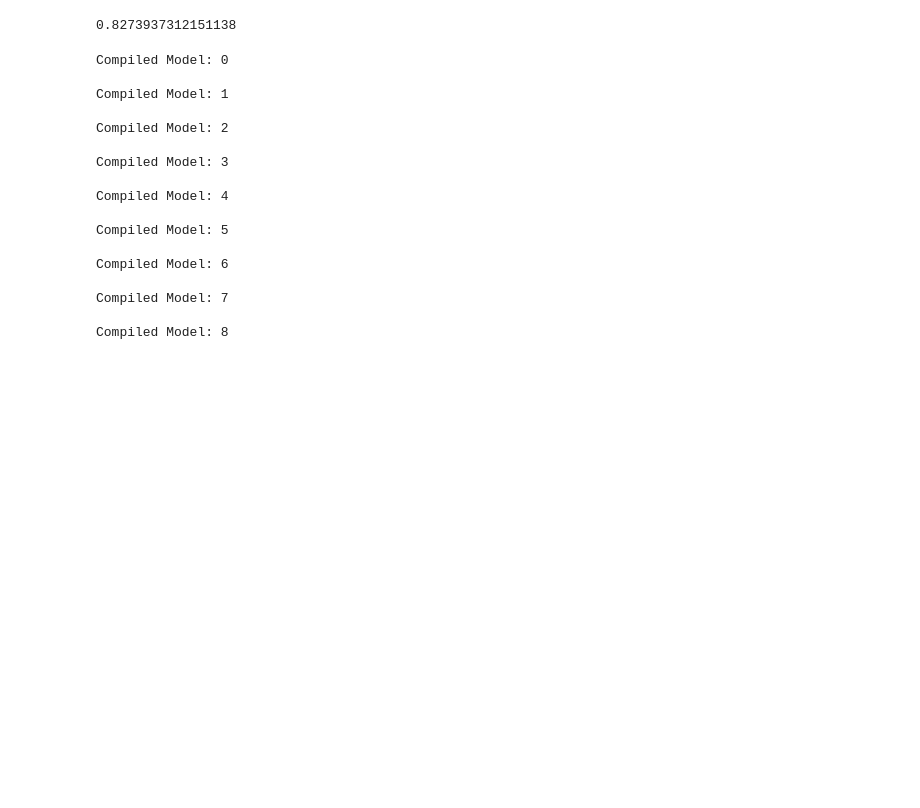
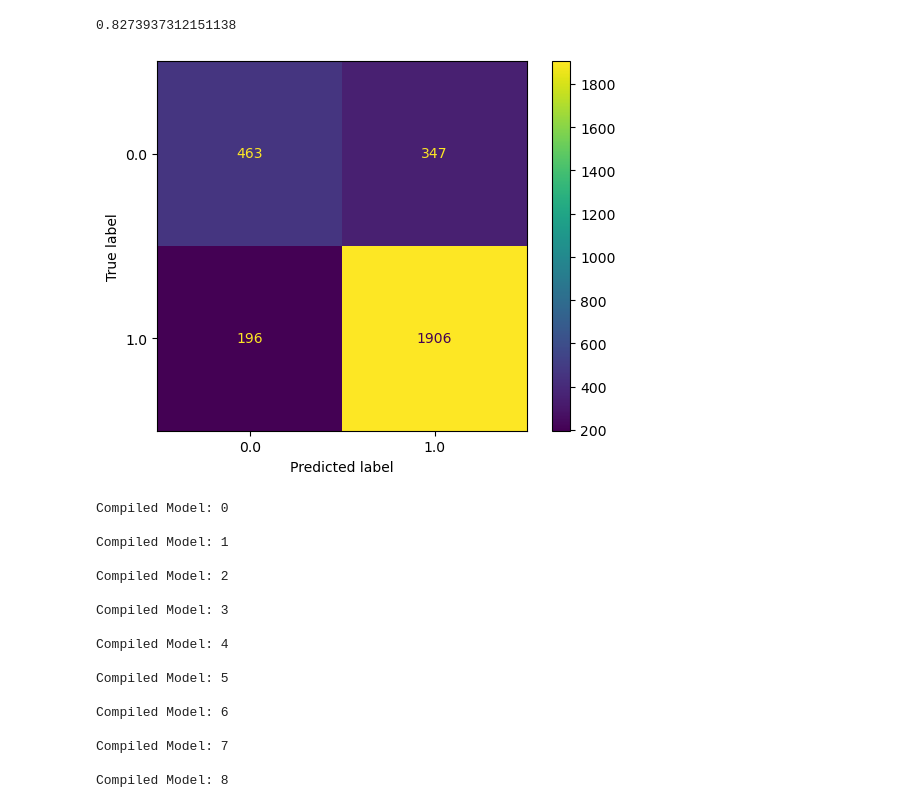
Before and after one commit to AchyuthKolluru/LLNL, a Jupyter notebook: task_1_getting_started.ipynb, the cells around one changed output. Saved outputs shown, nothing was run; the diff lists cells and outputs as text; code cells hidden in the pictures; blank space fills up the shorter version.

```diff
--- a/task_1_getting_started.ipynb
+++ b/task_1_getting_started.ipynb
@@ -233,6 +233,16 @@ Please also refer to the documentation for alternative solver options:
     https://scikit-learn.org/stable/modules/linear_model.html#logistic-regression
   n_iter_i = _check_optimize_result(
 0.8273937312151138
+# %%
+predictions = baseModel.predict(x_test)
+cm = confusion_matrix(y_test, predictions, labels=baseModel.classes_)
+disp = ConfusionMatrixDisplay(confusion_matrix=cm, display_labels=baseModel.classes_)
+disp.plot()
+fig = plt.gcf()
+plt.show()
+fig.savefig('BaseModel_ConfusionMatrixLog.png')
+# %% [output]
+[figure, added]
 # %%
 import pickle as pk
 n = 20
```
Also changed, not shown: parts of 5 cells of this notebook, 15 other files.
